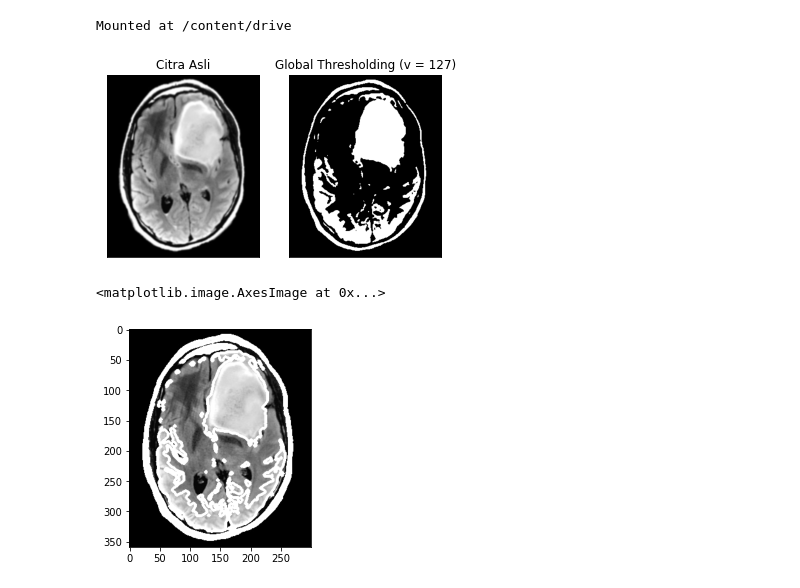
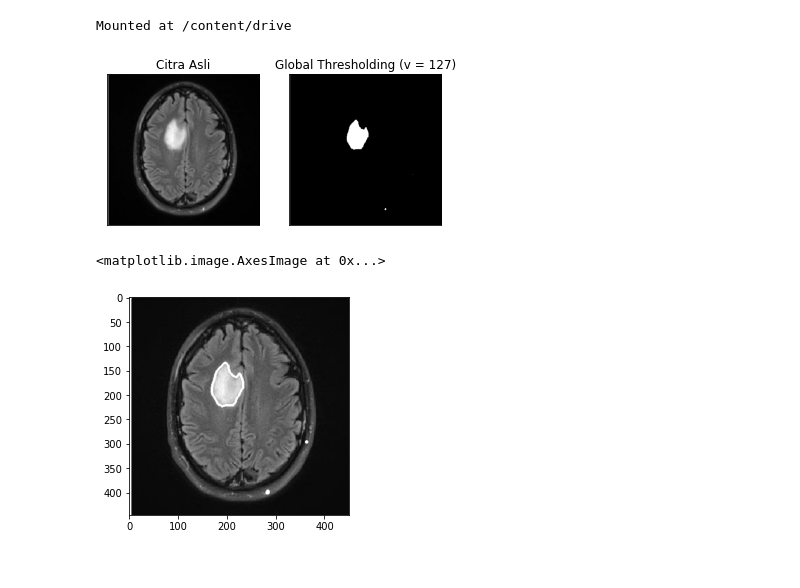
Before and after one commit to yunikurniatr/BrainTumorDetection, a Jupyter notebook: TumorDetection.ipynb, the cells around one changed output. Drawn from its saved outputs; the diff is of its cells as text; code cells hidden in the pictures.

```diff
--- a/TumorDetection.ipynb
+++ b/TumorDetection.ipynb
@@ -11,7 +11,7 @@ import numpy as np
 from matplotlib import pyplot as plt
 # %%
 import cv2 as cv2
-filename = ('/content/drive/MyDrive/PCVK/Brain Tumor/Y153.jpg')
+filename = ('/content/drive/MyDrive/PCVK/Brain Tumor/Y8.jpg')
 img = cv2.imread(filename,0)
 blur = cv2. GaussianBlur (img, (5,5),0)
 
@@ -29,33 +29,33 @@ for i in range(0,255):
   wf = (img.shape[0]*img.shape[1]) - wb
   sumb += (i*hist[i])
   mb = sumb / wb
   mf = (sumb - sumb)/wf
   betweenvar = wb * wf * (mb - mf) * (mb - mf)
   if (betweenvar>varmax):
     varmax = betweenvar
     thresh = i
 x = ("Otsu's Thresholding (v = ")+str(thresh)+")"
 ret, th1 = cv2.threshold(blur, 160, 255, cv2.THRESH_BINARY)
 ret, th2 = cv2.threshold (blur, thresh, 255, cv2. THRESH_BINARY)
 
 titles = ['Citra Asli', 'Global Thresholding (v = 127)', x]
 citra3 = [blur, th1]
 
 edged = cv.Canny(th1, 30, 200)
 
 #ret, thresh = cv.threshold(img_gray, 127, 255, 0)
 contours, hierarchy = cv.findContours(edged, cv.RETR_EXTERNAL, cv.CHAIN_APPROX_NONE)
 
 cv.drawContours(img, contours, -1, (255,255,0), 3)
 
 #plt. figure(figsize = (10,10))
 for i in range(len(citra3)):
     plt. subplot(1,2,i+1),plt.imshow(citra3[i], 'gray')
     plt.title(titles[i])
     plt.xticks([]),plt.yticks([])
 plt.show()
 plt.imshow(cv.cvtColor(img, cv.COLOR_BGR2RGB))
 # %% [output]
-[figure, old version]
+[figure, new version]
 <matplotlib.image.AxesImage at 0x...>
-[figure, old version]
+[figure, new version]
```
